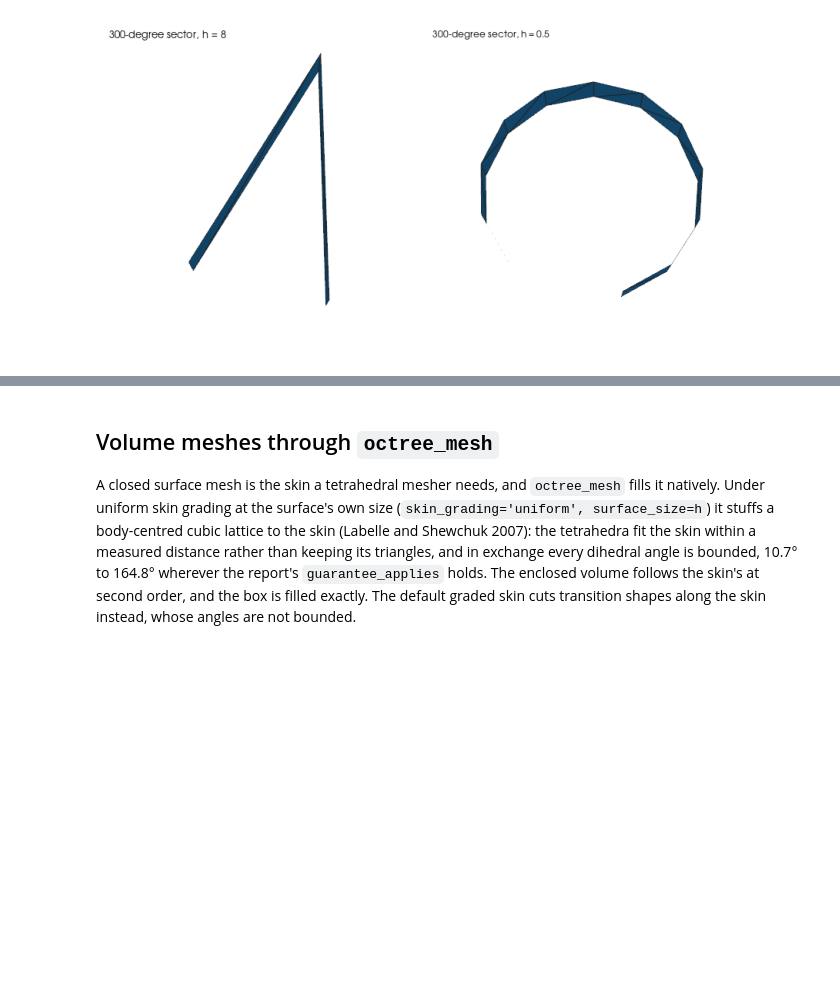
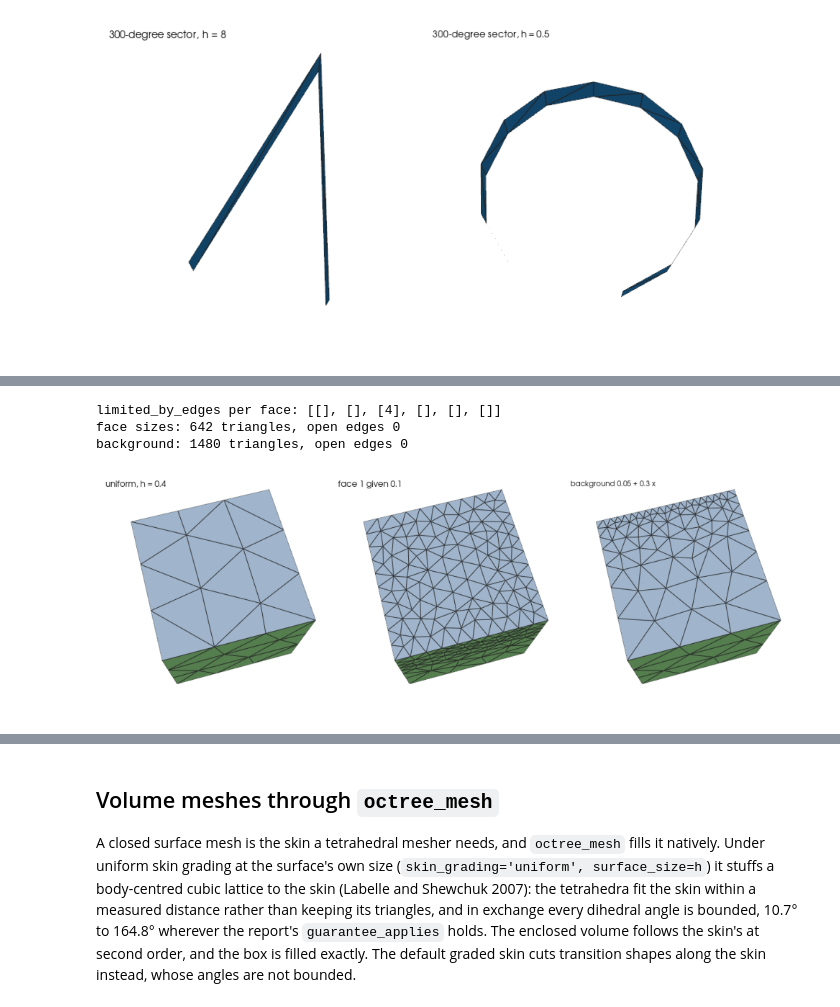
Before and after one commit to loumalouomega/meshioplusplus, a Jupyter notebook: example/python/42_mesh_cad_surface.ipynb, the cells around one changed output, grey strips where cells are left out. Saved outputs shown, nothing was run; the diff lists cells and outputs as text; code cells hidden in the pictures; blank space fills up the shorter version.

```diff
--- a/example/python/42_mesh_cad_surface.ipynb
+++ b/example/python/42_mesh_cad_surface.ipynb
@@ -754,0 +760,17 @@ h = 0.5: failed 0, triangles 22, refinement points 0, every triangle faces out:
+# %%
+cube = solids['unit_cube']
+given, rep = mp.mesh_cad_surface(cube, 0.4, face_sizes={1: 0.1, 2: 0.4}, return_report=True)
+print('limited_by_edges per face:', [f['limited_by_edges'] for f in rep['faces']])
+bg = mp.rectangle(dims=(20, 20), size=(1.0, 1.0), cell_type='triangle')
+bg.point_data['size'] = 0.05 + 0.3 * bg.points[:, 0]
+graded, rep_bg = mp.mesh_cad_surface(cube, 0.4, background=bg, return_report=True)
+for name, r in (('face sizes', rep), ('background', rep_bg)):
+    print(f'{name}: {r["num_triangles"]} triangles, open edges {r["num_open_edges"]}')
+render([mp.mesh_cad_surface(cube, 0.4), given, graded],
+       ['uniform, h = 0.4', 'face 1 given 0.1', 'background 0.05 + 0.3 x'], 'mesh_cad_given_sizes',
+       view=(35, -60))
+# %% [output]
+limited_by_edges per face: [[], [], [4], [], [], []]
+face sizes: 642 triangles, open edges 0
+background: 1480 triangles, open edges 0
+[figure, added]
```
Also changed, not shown: parts of 9 cells of this notebook, 20 other files.
